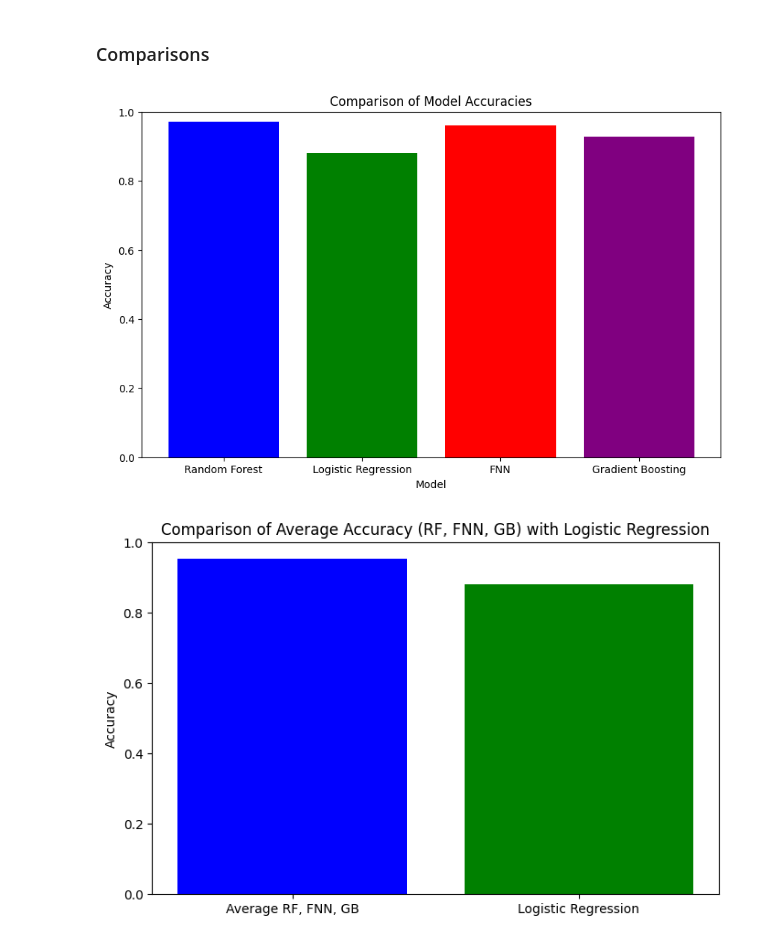
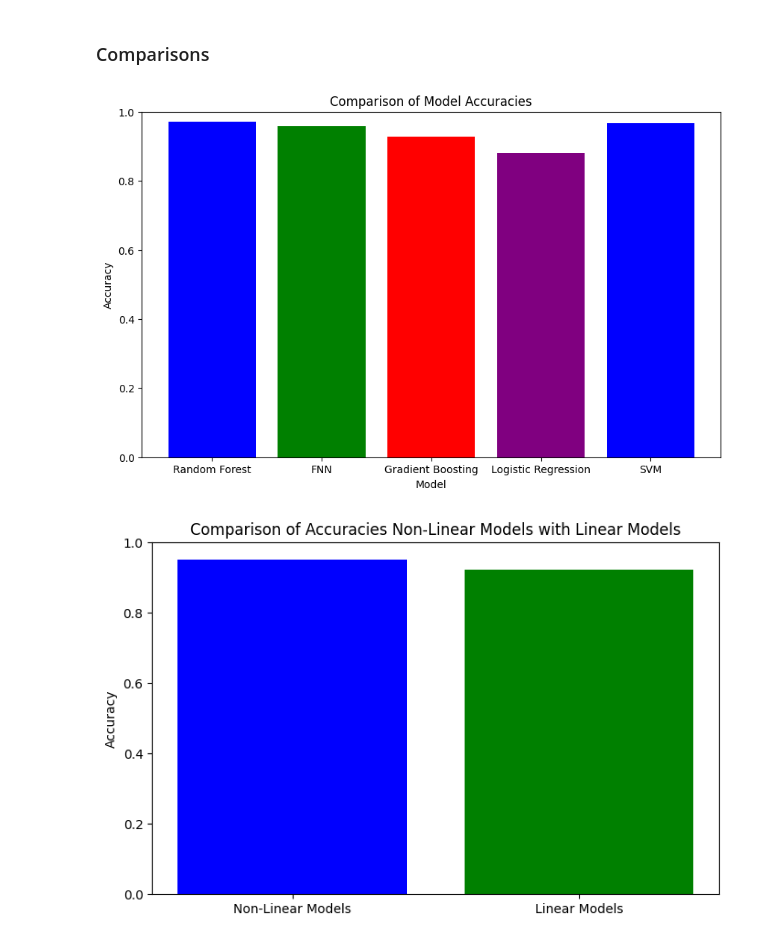
Before and after one commit to ElectricAntigen/taiwan_bankruptcy_ml, a Jupyter notebook: taiwan_credit.ipynb, the cells around one changed output. Cells and saved outputs as stored; diff of their text form; code cells hidden in the pictures.

```diff
--- a/taiwan_credit.ipynb
+++ b/taiwan_credit.ipynb
@@ -140,0 +110,5 @@ Attempt 1 failed: IncompleteRead(8507317 bytes read)
+# %%
+# Taiwanese Bankruptcy Prediction [Dataset]. (2020). UCI Machine Learning Repository. https://doi.org/10.24432/C5004D.
+df = pd.read_csv('data.csv')
+
+display(df)
@@ -657,0 +665,3 @@ display(ranked_lr_features)
+# %%
+svm = SVC(kernel="linear", C=1.0, probability=True, random_state=42)
+svm.fit(X_train, y_train)
@@ -657,0 +670,10 @@ display(ranked_lr_features)
+# %%
+# Get predictions
+y_probs_svm = svm.predict_proba(X_test)[:, 1]  # Probability estimates
+y_pred_svm = svm.predict(X_test)  # Class predictions
+
+accuracy_svm = accuracy_score(y_test, y_pred_svm)
+
+print(f"Logistic Regression Accuracy: {accuracy_svm:.4f}")
+print("Confusion Matrix:\n", confusion_matrix(y_test, y_pred_svm))
+print("Classification Report:\n", classification_report(y_test, y_pred_svm))
@@ -659,31 +737,32 @@ display(ranked_lr_features)
 ### Comparisons
 # %%
 # Accuracies of the models
-model_names = ['Random Forest', 'Logistic Regression', 'FNN', 'Gradient Boosting']
-accuracies = [accuracy_rf, accuracy_log, accuracy_fnn, accuracy_gb]
+model_names = ['Random Forest', 'FNN', 'Gradient Boosting', 'Logistic Regression', 'SVM']
+accuracies = [accuracy_rf, accuracy_fnn, accuracy_gb, accuracy_log, accuracy_svm]
 
 # Create a bar plot
 plt.figure(figsize=(10, 6))
 plt.bar(model_names, accuracies, color=['blue', 'green', 'red', 'purple'])
 plt.xlabel('Model')
 plt.ylabel('Accuracy')
 plt.title('Comparison of Model Accuracies')
 plt.ylim(0, 1)
 plt.show()
 # %% [output]
-[figure, old version]
+[figure, new version]
 # %%
 # Calculate the average accuracy of rf, fnn, and gb
 average_accuracy_rf_fnn_gb = (accuracy_rf + accuracy_fnn + accuracy_gb) / 3
+average_accuracy_svm_log = (accuracy_svm + accuracy_log) / 2
 
 # Draw a bar plot to compare the average accuracy with the accuracy of Logistic Regression
 plt.figure(figsize=(8, 5))
-plt.bar(['Average RF, FNN, GB', 'Logistic Regression'], [average_accuracy_rf_fnn_gb, accuracy_log], color=['blue', 'green'])
+plt.bar(['Non-Linear Models', 'Linear Models'], [average_accuracy_rf_fnn_gb, average_accuracy_svm_log], color=['blue', 'green'])
 plt.ylabel('Accuracy')
-plt.title('Comparison of Average Accuracy (RF, FNN, GB) with Logistic Regression')
+plt.title('Comparison of Accuracies Non-Linear Models with Linear Models')
 plt.ylim(0, 1)
 plt.show()
 # %% [output]
-[figure, old version]
+[figure, new version]
 # %%
 # Extract training and validation accuracies from the history object for FNN
```
Also changed, not shown: parts of 19 cells of this notebook, 1 other file.
